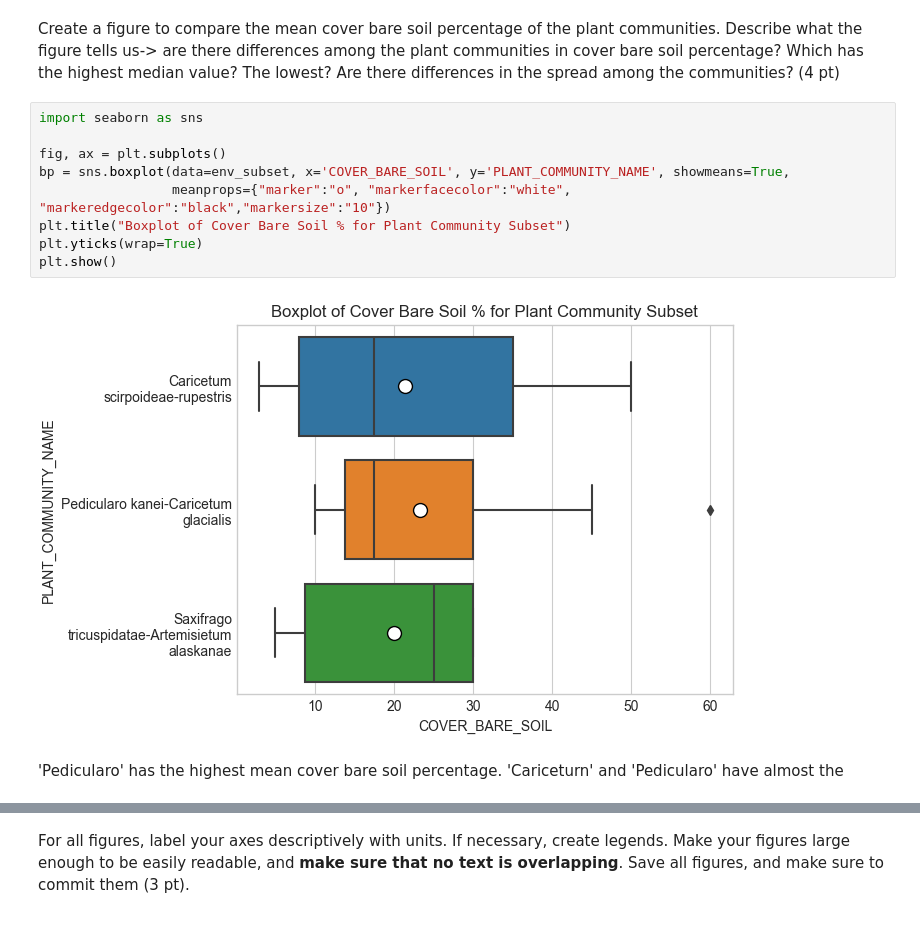
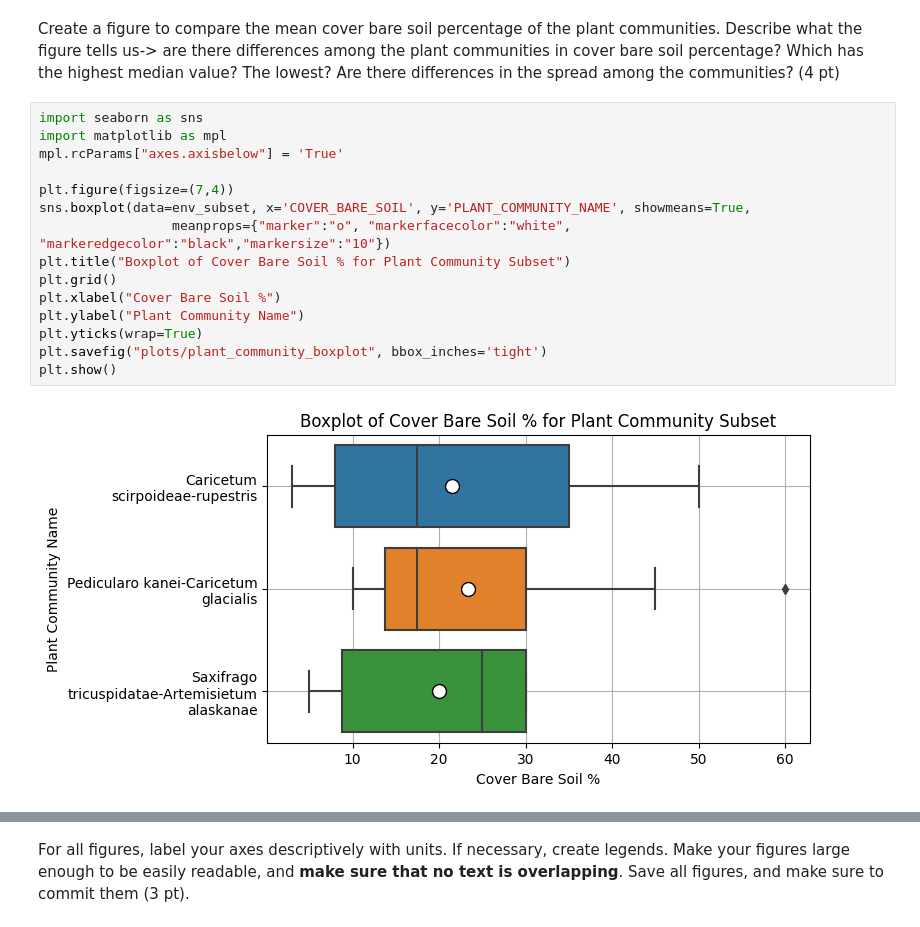
Before and after one commit to ENVS110a-SP23/assignment-4, a Jupyter notebook: answers.ipynb, the cells around one changed output, grey strips where cells are left out. Drawn from its saved outputs; the diff is of its cells as text.

```diff
--- a/answers.ipynb
+++ b/answers.ipynb
@@ -191,14 +191,18 @@ Name: PLANT_COMMUNITY_NAME, dtype: int64
 Create a figure to compare the mean cover bare soil percentage of the plant communities. Describe what the figure tells us-> are there differences among the plant communities in cover bare soil percentage? Which has the highest median value? The lowest? Are there differences in the spread among the communities? (4 pt)
 # %%
 import seaborn as sns
+import matplotlib as mpl
+mpl.rcParams["axes.axisbelow"] = 'True'
 
-fig, ax = plt.subplots()
-bp = sns.boxplot(data=env_subset, x='COVER_BARE_SOIL', y='PLANT_COMMUNITY_NAME', showmeans=True,
+plt.figure(figsize=(7,4))
+sns.boxplot(data=env_subset, x='COVER_BARE_SOIL', y='PLANT_COMMUNITY_NAME', showmeans=True,
                  meanprops={"marker":"o", "markerfacecolor":"white", "markeredgecolor":"black","markersize":"10"})
 plt.title("Boxplot of Cover Bare Soil % for Plant Community Subset")
+plt.grid()
+plt.xlabel("Cover Bare Soil %")
+plt.ylabel("Plant Community Name")
 plt.yticks(wrap=True)
+plt.savefig("plots/plant_community_boxplot", bbox_inches='tight')
 plt.show()
 # %% [output]
-[figure, old version]
+[figure, new version]
-# %% [markdown]
-'Pedicularo' has the highest mean cover bare soil percentage. 'Cariceturn' and 'Pedicularo' have almost the
```
Also changed, not shown: parts of 5 cells of this notebook.
